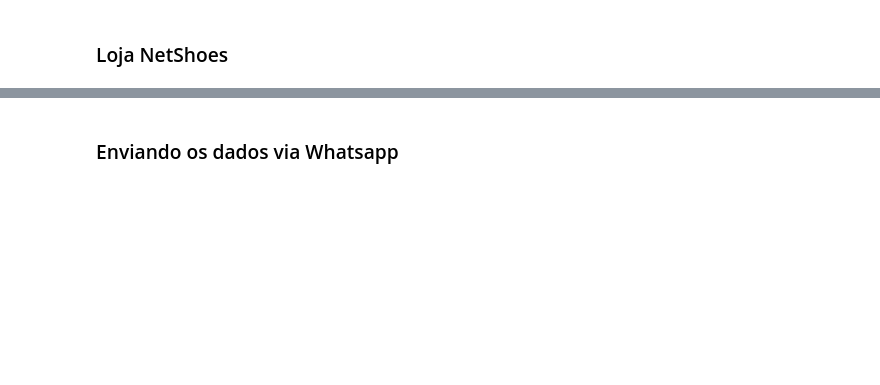
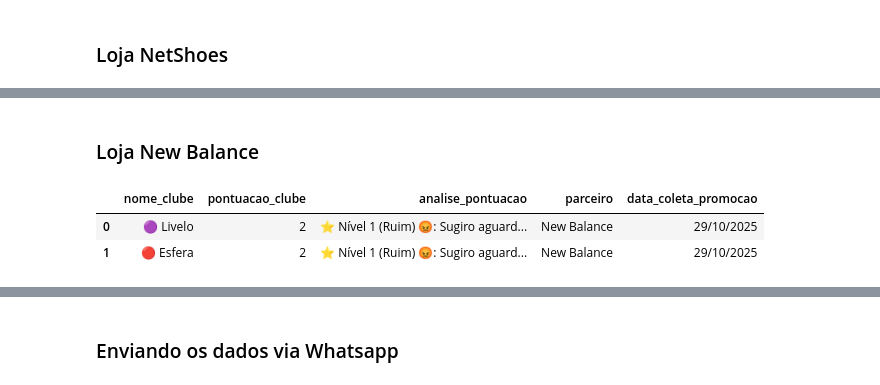
Before and after one commit to murillo-borges/webscraping-livelo-esfera, a Jupyter notebook: Webscraping_Whats_Milhas.ipynb, the cells around one changed output, grey strips where cells are left out. Saved outputs shown, nothing was run; the diff lists cells and outputs as text; code cells hidden in the pictures; blank space fills up the shorter version.

```diff
--- a/Webscraping_Whats_Milhas.ipynb
+++ b/Webscraping_Whats_Milhas.ipynb
@@ -390,0 +414,19 @@ Fora do horário!
+# %% [markdown]
+### Loja New Balance
+# %%
+hora_atual = agora_brasilia.hour
+
+if hora_atual >= hora_min_grupo_esportivo and hora_atual < hora_max_grupo_esportivo:
+    df_new_balance = coletar_promocoes(
+        url="https://www.comparemania.com.br/cashback-new-balance/",
+        parceiro="New Balance",
+        data_formatada=data_formatada,
+        nomes_alvo=nomes_alvo
+    )
+    display(df_new_balance)
+else:
+    print("Fora do horário!")
+# %% [output]
+|  | nome_clube | pontuacao_clube | analise_pontuacao | parceiro | data_coleta_promocao |
+| 0 | 🟣 Livelo | 2 | ⭐ Nível 1 (Ruim) 😡: Sugiro aguard... | New Balance | 29/10/2025 |
+| 1 | 🔴 Esfera | 2 | ⭐ Nível 1 (Ruim) 😡: Sugiro aguard... | New Balance | 29/10/2025 |
```
Also changed, not shown: parts of 25 cells of this notebook.
